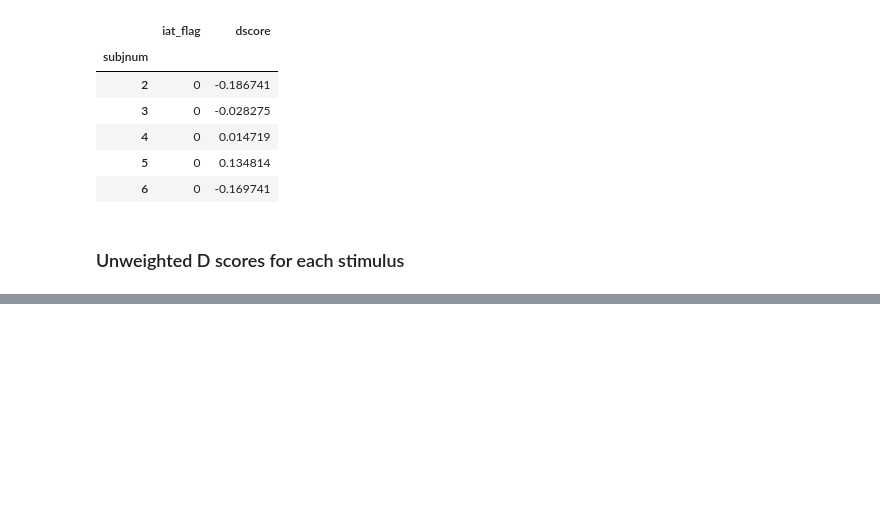
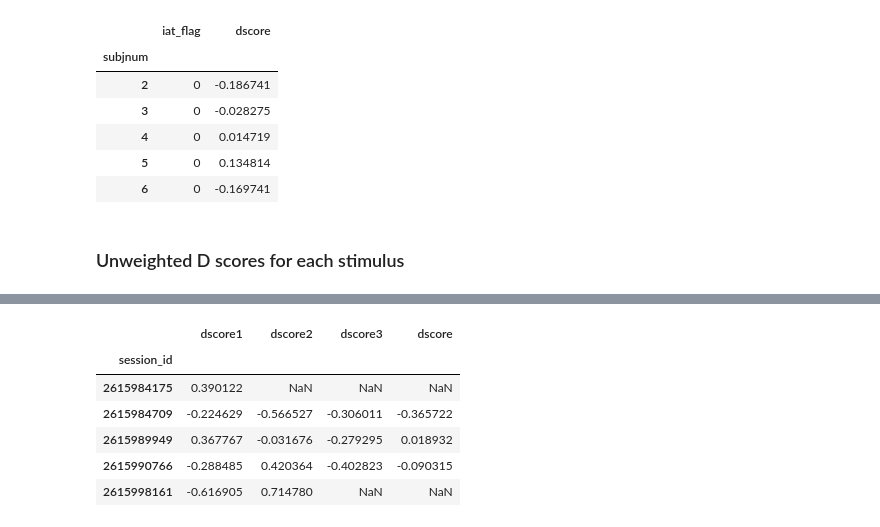
Before and after one commit to gabriellawong/pyiat, a Jupyter notebook: example/pyiat_example.ipynb, the cells around one changed output, grey strips where cells are left out. Saved outputs shown, nothing was run; the diff lists cells and outputs as text; code cells hidden in the pictures; blank space fills up the shorter version.

Commit message:
Added biat functionality
pyiat can now analyze BIAT data. Checked against scored data from U of
Virginia

```diff
--- a/example/pyiat_example.ipynb
+++ b/example/pyiat_example.ipynb
@@ -319,0 +338,17 @@ d4.iloc[:,26:].head()
+# %%
+bd=pd.read_csv('biat_data.csv',index_col=0)
+# %%
+biatd1,biatfsl=analyze_iat(bd,subject='session_id',rt='trial_latency',condition='block_pairing_definition',\
+                   correct='trial_error',error_or_correct='error'\
+      ,cond2='(unnamed)/Death,Me/Life',cond1='(unnamed)/Life,Me/Death'\
+      ,block='block_number',blocks=[0, 1, 2, 3,4,5],biat=True,rmv_xtrls=4,trl_num='trial_number',fastslow_stats=True)
+# %%
+biatd1[['dscore1','dscore2','dscore3','dscore']].head()
+# %% [output]
+|  | dscore1 | dscore2 | dscore3 | dscore |
+| session_id |  |  |  |  |
+| 2615984175 | 0.390122 | NaN | NaN | NaN |
+| 2615984709 | -0.224629 | -0.566527 | -0.306011 | -0.365722 |
+| 2615989949 | 0.367767 | -0.031676 | -0.279295 | 0.018932 |
+| 2615990766 | -0.288485 | 0.420364 | -0.402823 | -0.090315 |
+| 2615998161 | -0.616905 | 0.714780 | NaN | NaN |
```
Also changed, not shown: parts of 6 cells of this notebook, 2 other files.
